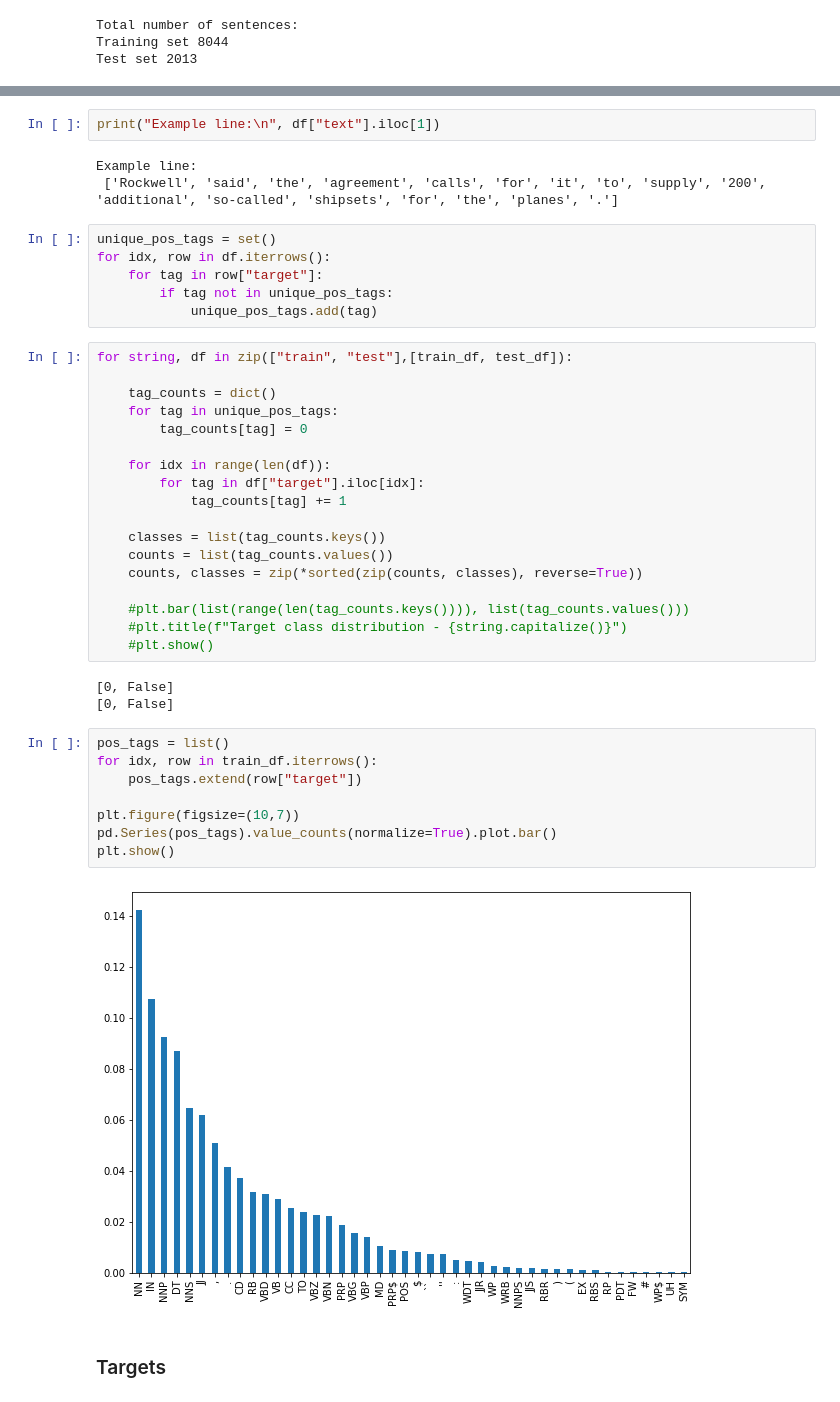
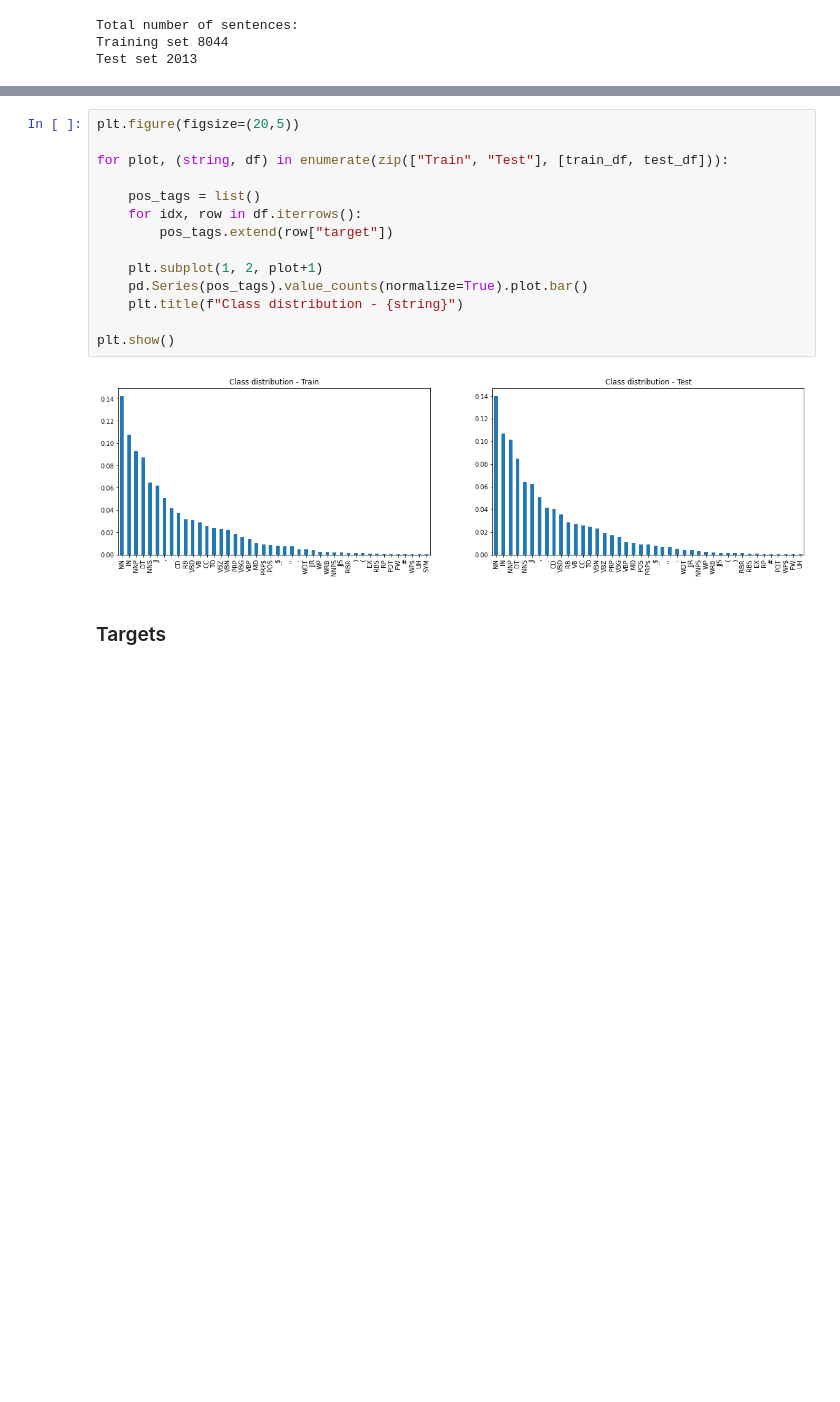
Before and after one commit to HeleneFabia/pos-tagger, a Jupyter notebook: pos_tagger.ipynb, the cells around one changed output, grey strips where cells are left out. Saved outputs shown, nothing was run; the diff lists cells and outputs as text; blank space fills up the shorter version.

```diff
--- a/pos_tagger.ipynb
+++ b/pos_tagger.ipynb
@@ -84,45 +85,19 @@ Test set 23.5
-# %%
-print("Example line:\n", df["text"].iloc[1])
-# %% [output]
-Example line:
- ['Rockwell', 'said', 'the', 'agreement', 'calls', 'for', 'it', 'to', 'supply', '200', 'additional', 'so-called', 'shipsets', 'for', 'the', 'planes', '.']
-# %%
-unique_pos_tags = set()
-for idx, row in df.iterrows():
-    for tag in row["target"]:
-        if tag not in unique_pos_tags:
-            unique_pos_tags.add(tag)
-# %%
-for string, df in zip(["train", "test"],[train_df, test_df]):
-
-    tag_counts = dict()
-    for tag in unique_pos_tags:
-        tag_counts[tag] = 0
-
-    for idx in range(len(df)):
-        for tag in df["target"].iloc[idx]:
-            tag_counts[tag] += 1
-
-    classes = list(tag_counts.keys())
-    counts = list(tag_counts.values())
-    counts, classes = zip(*sorted(zip(counts, classes), reverse=True))
-
-    #plt.bar(list(range(len(tag_counts.keys()))), list(tag_counts.values()))
-    #plt.title(f"Target class distribution - {string.capitalize()}")
-    #plt.show()
-# %% [output]
-[0, False]
-[0, False]
 # %%
-pos_tags = list()
-for idx, row in train_df.iterrows():
-    pos_tags.extend(row["target"])
+plt.figure(figsize=(20,5))
 
-plt.figure(figsize=(10,7))
-pd.Series(pos_tags).value_counts(normalize=True).plot.bar()
+for plot, (string, df) in enumerate(zip(["Train", "Test"], [train_df, test_df])):
+
+    pos_tags = list()
+    for idx, row in df.iterrows():
+        pos_tags.extend(row["target"])
+
+    plt.subplot(1, 2, plot+1)
+    pd.Series(pos_tags).value_counts(normalize=True).plot.bar()
+    plt.title(f"Class distribution - {string}")
+
 plt.show()
 # %% [output]
-[figure, old version]
+[figure, new version]
 # %% [markdown]
 ### Targets
 # %%
```
Also changed, not shown: parts of 52 cells of this notebook.
